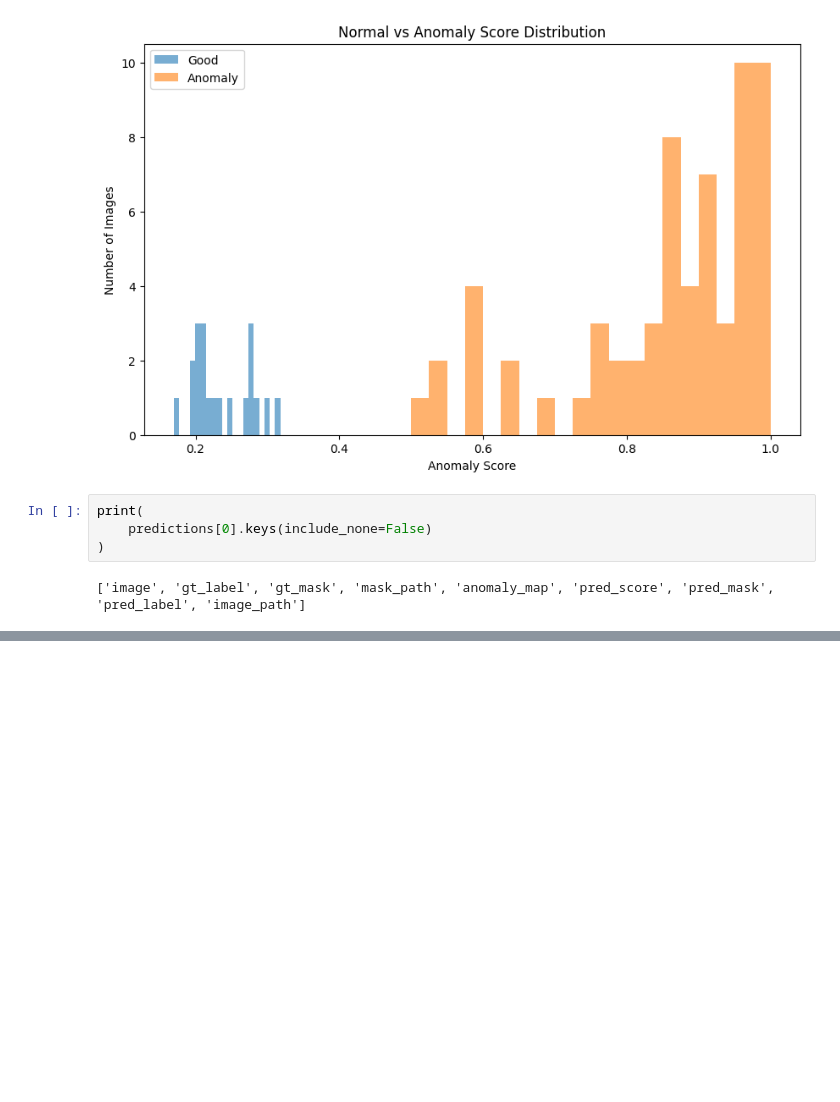
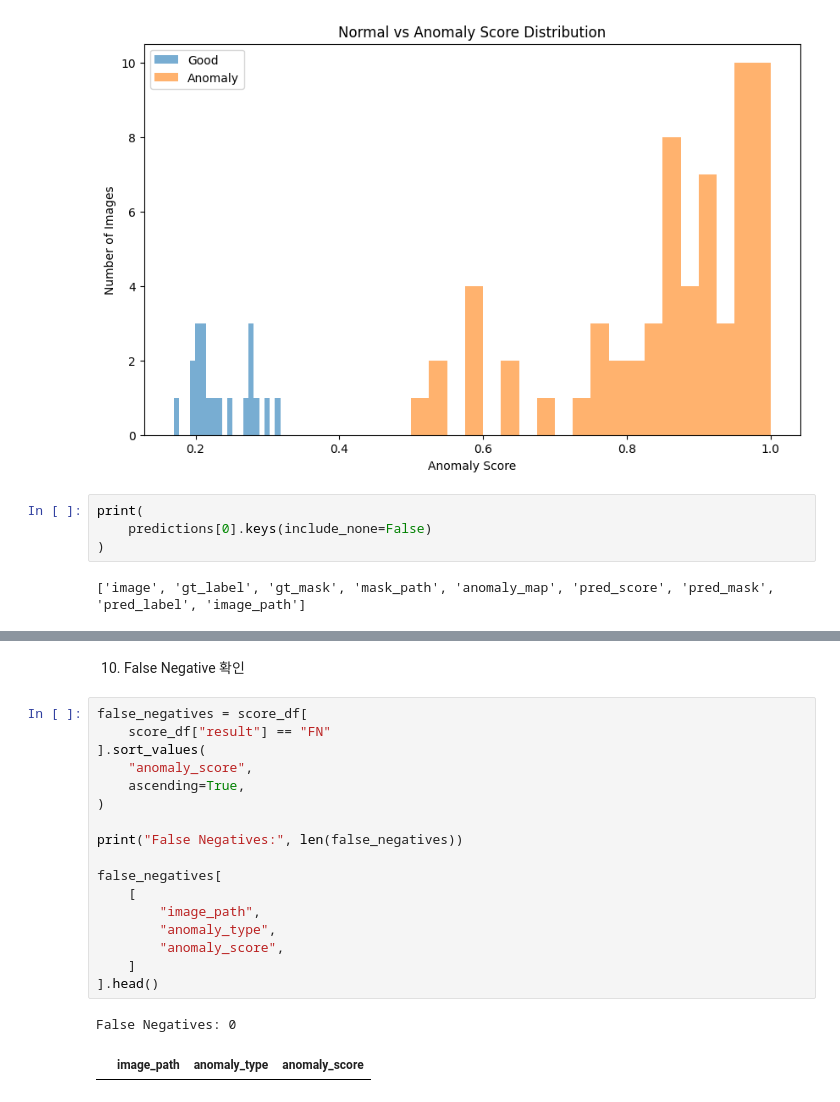
Before and after one commit to minwoo1119/edge-anomaly-detection, a Jupyter notebook: notebooks/anomaly_evaluation.ipynb, the cells around one changed output, grey strips where cells are left out. Cells and saved outputs as stored; diff of their text form; blank space fills up the shorter version.

```diff
--- a/notebooks/anomaly_evaluation.ipynb
+++ b/notebooks/anomaly_evaluation.ipynb
@@ -570,0 +760,22 @@ print(
+# %% [markdown]
+10. False Negative 확인
+# %%
+false_negatives = score_df[
+    score_df["result"] == "FN"
+].sort_values(
+    "anomaly_score",
+    ascending=True,
+)
+
+print("False Negatives:", len(false_negatives))
+
+false_negatives[
+    [
+        "image_path",
+        "anomaly_type",
+        "anomaly_score",
+    ]
+].head()
+# %% [output]
+False Negatives: 0
+|  | image_path | anomaly_type | anomaly_score |
```
Also changed, not shown: parts of 27 cells of this notebook.
